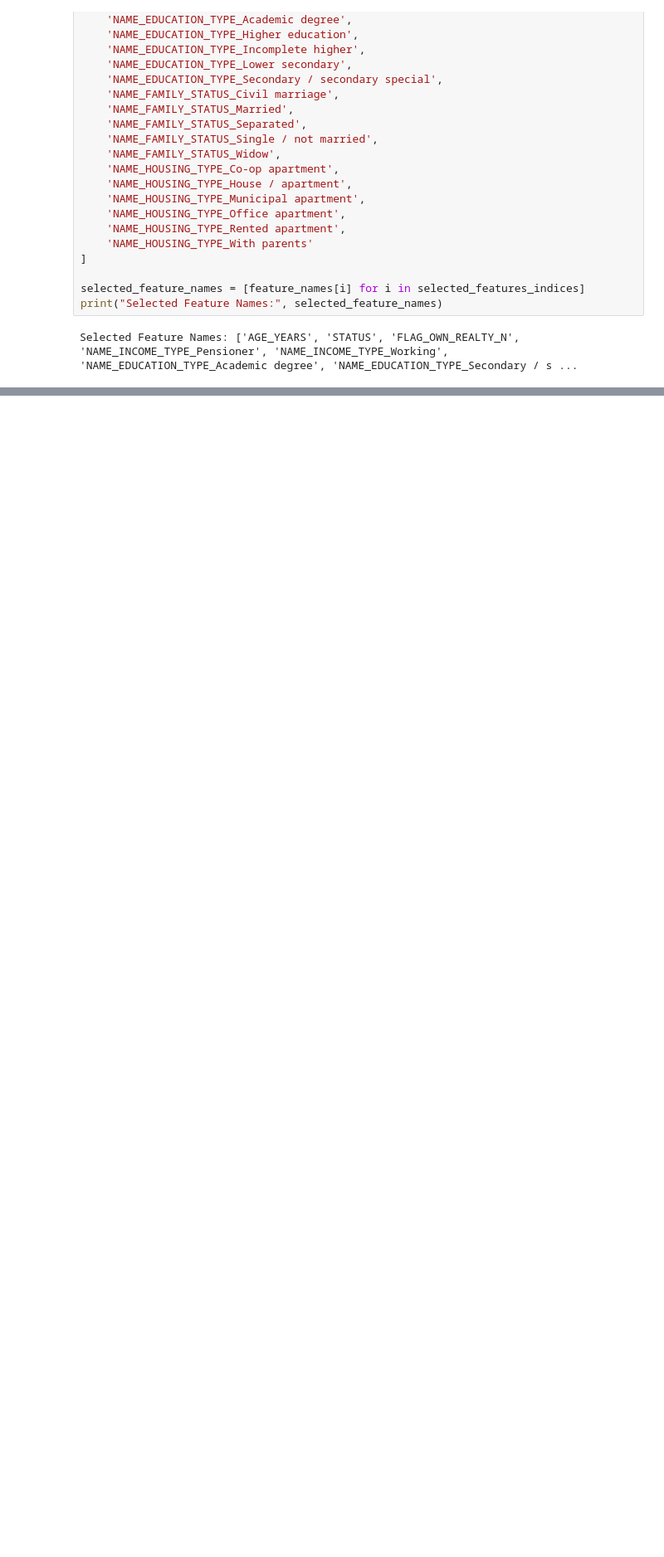
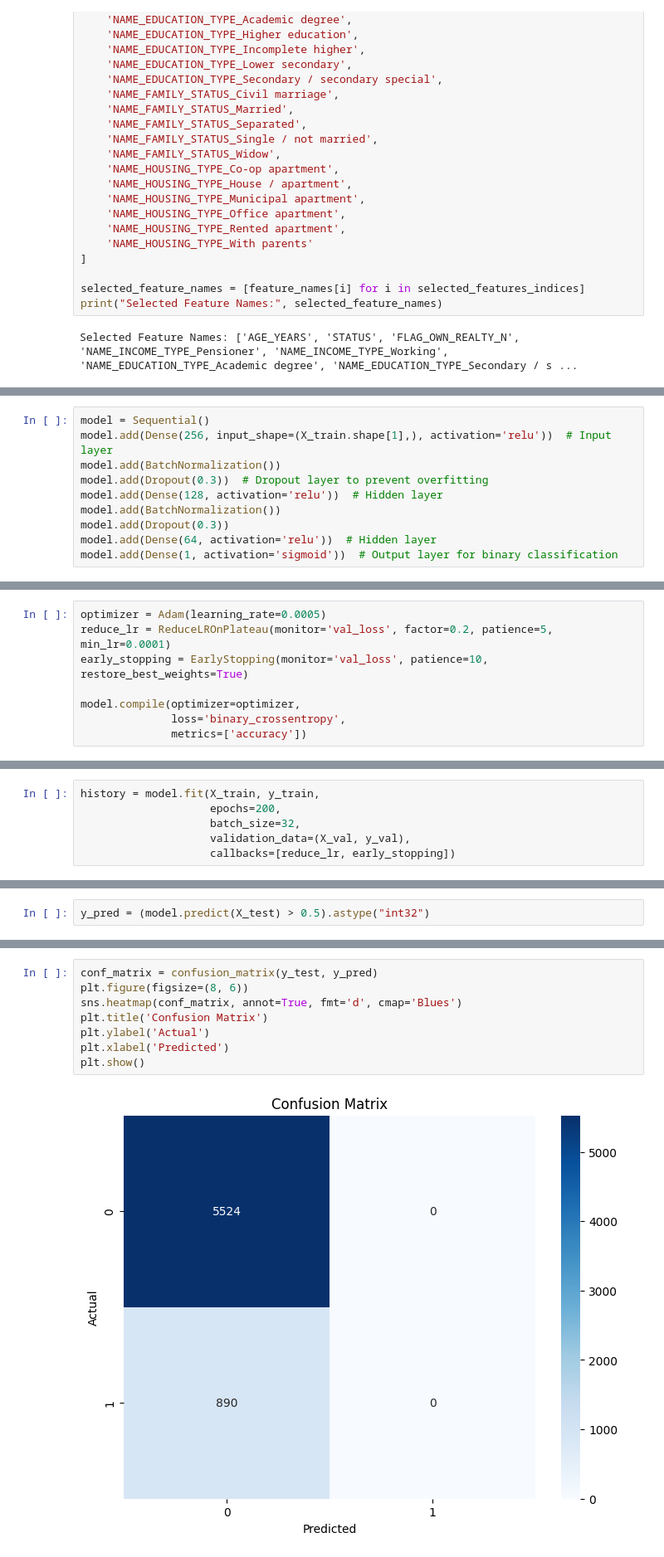
Before and after one commit to LauraLucasZ/Credit_Card_Approval_Prediction_ML, a Jupyter notebook: AiProject.ipynb, the cells around one changed output, grey strips where cells are left out. Shown at 83% size. Saved outputs shown, nothing was run; the diff lists cells and outputs as text; blank space fills up the shorter version.

Commit message:
Implemented  MLP model training and evaluation with performance visualization.

```diff
--- a/AiProject.ipynb
+++ b/AiProject.ipynb
@@ -850,0 +877,10 @@ Selected Feature Names: ['AGE_YEARS', 'STATUS', 'FLAG_OWN_REALTY_N', 'NAME_INCOM
+# %%
+model = Sequential()
+model.add(Dense(256, input_shape=(X_train.shape[1],), activation='relu'))  # Input layer
+model.add(BatchNormalization())
+model.add(Dropout(0.3))  # Dropout layer to prevent overfitting
+model.add(Dense(128, activation='relu'))  # Hidden layer
+model.add(BatchNormalization())
+model.add(Dropout(0.3))
+model.add(Dense(64, activation='relu'))  # Hidden layer
+model.add(Dense(1, activation='sigmoid'))  # Output layer for binary classification
@@ -850,0 +889,8 @@ Selected Feature Names: ['AGE_YEARS', 'STATUS', 'FLAG_OWN_REALTY_N', 'NAME_INCOM
+# %%
+optimizer = Adam(learning_rate=0.0005)
+reduce_lr = ReduceLROnPlateau(monitor='val_loss', factor=0.2, patience=5, min_lr=0.0001)
+early_stopping = EarlyStopping(monitor='val_loss', patience=10, restore_best_weights=True)
+
+model.compile(optimizer=optimizer,
+              loss='binary_crossentropy',
+              metrics=['accuracy'])
@@ -850,0 +899,6 @@ Selected Feature Names: ['AGE_YEARS', 'STATUS', 'FLAG_OWN_REALTY_N', 'NAME_INCOM
+# %%
+history = model.fit(X_train, y_train,
+                    epochs=200,
+                    batch_size=32,
+                    validation_data=(X_val, y_val),
+                    callbacks=[reduce_lr, early_stopping])
@@ -850,0 +935,2 @@ Selected Feature Names: ['AGE_YEARS', 'STATUS', 'FLAG_OWN_REALTY_N', 'NAME_INCOM
+# %%
+y_pred = (model.predict(X_test) > 0.5).astype("int32")
@@ -850,0 +941,10 @@ Selected Feature Names: ['AGE_YEARS', 'STATUS', 'FLAG_OWN_REALTY_N', 'NAME_INCOM
+# %%
+conf_matrix = confusion_matrix(y_test, y_pred)
+plt.figure(figsize=(8, 6))
+sns.heatmap(conf_matrix, annot=True, fmt='d', cmap='Blues')
+plt.title('Confusion Matrix')
+plt.ylabel('Actual')
+plt.xlabel('Predicted')
+plt.show()
+# %% [output]
+[figure, added]
```
Also changed, not shown: parts of 26 cells of this notebook.
